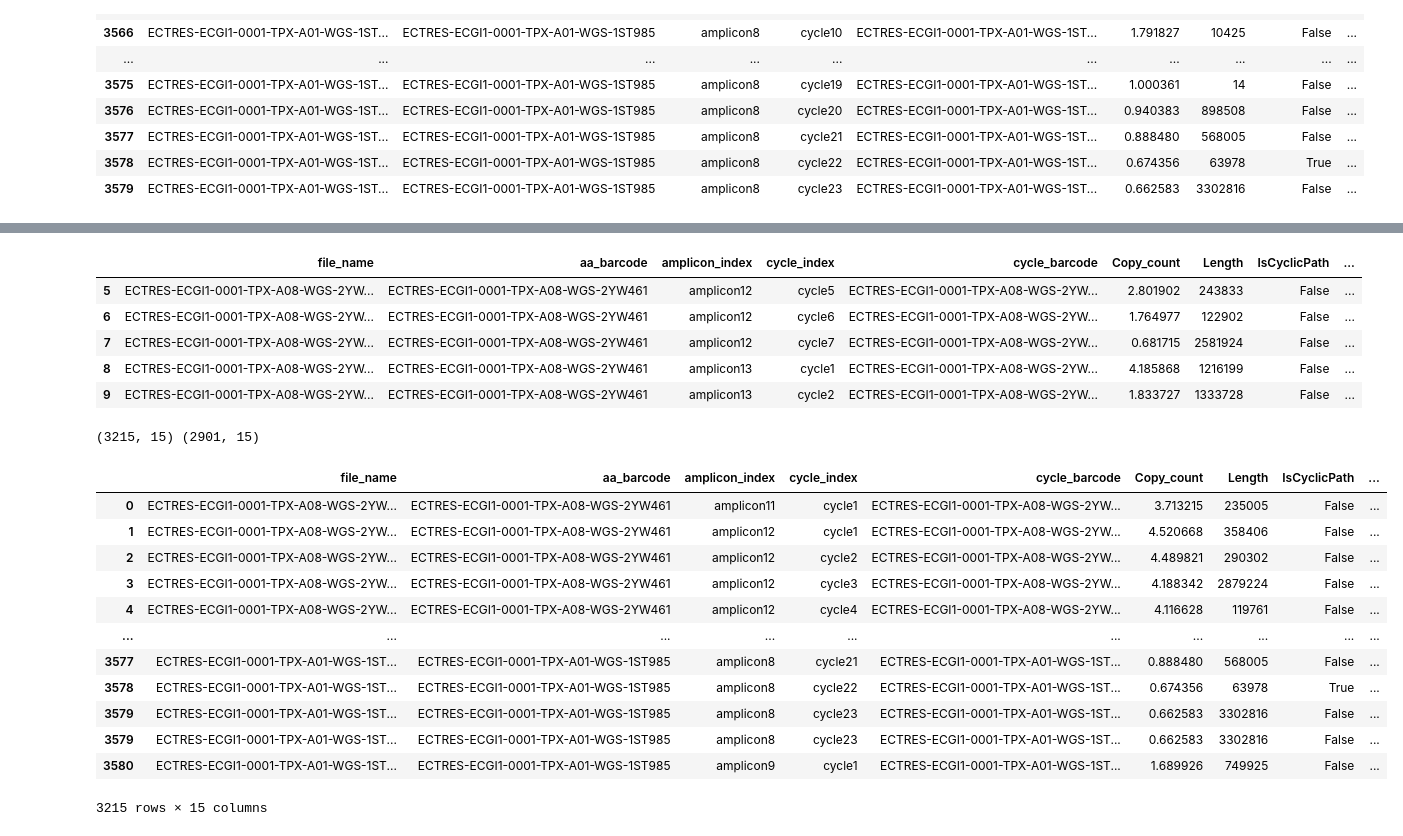
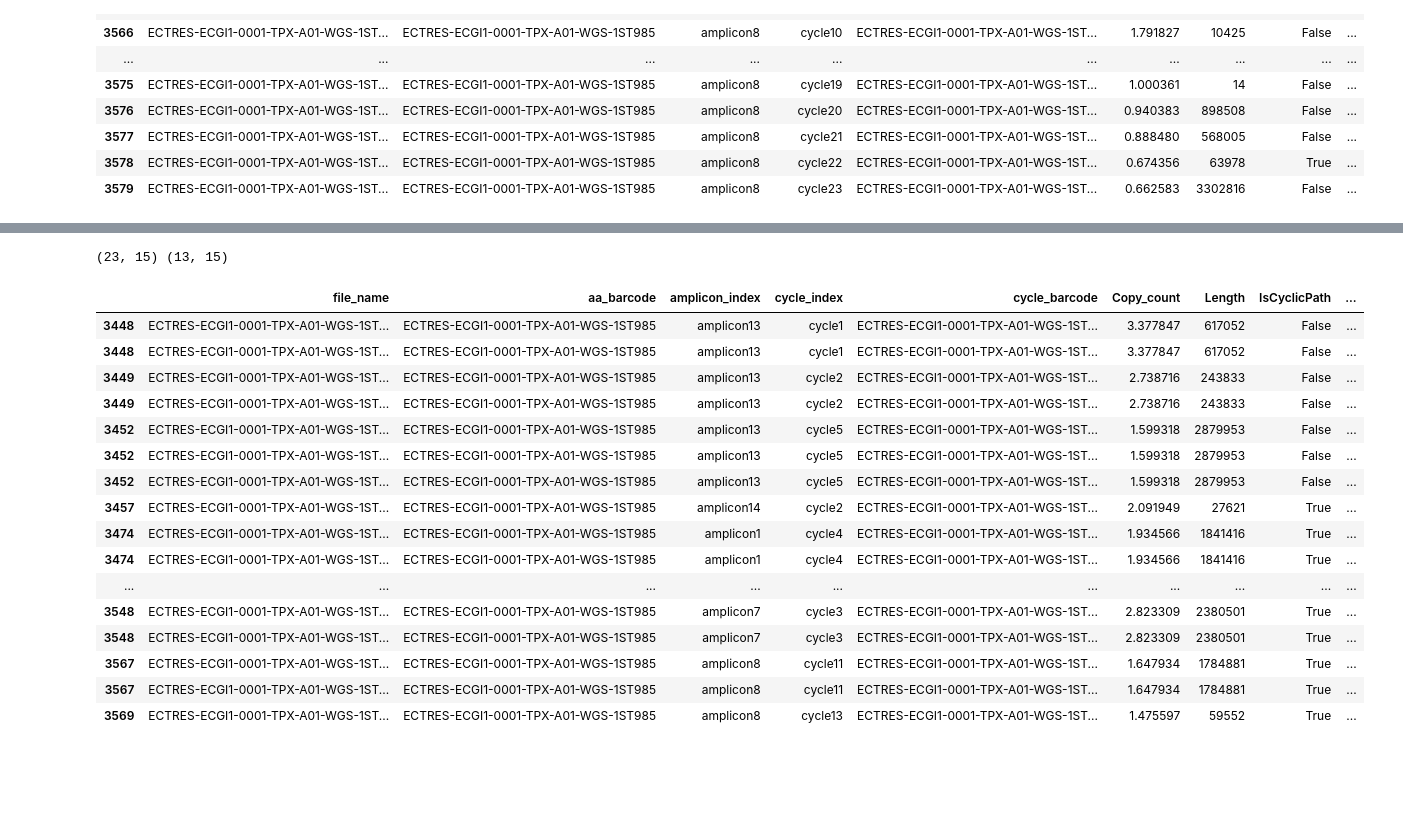
Before and after one commit to JiwonShon/ECTRES, a Jupyter notebook: Untitled.ipynb, the cells around one changed output, grey strips where cells are left out. Saved outputs shown, nothing was run; the diff lists cells and outputs as text; code cells hidden in the pictures; blank space fills up the shorter version.

```diff
--- a/Untitled.ipynb
+++ b/Untitled.ipynb
@@ -50,7 +50,7 @@ def classify_amplicon(row):
 # %% [markdown]
 ## Manifest & sample barcoding
 # %%
-manifest=pd.read_csv('../manifest/ECTRES_clones_nf_dna_fastqs.csv')
+manifest=pd.read_csv('../manifest/ECTRES_clones_nf_dna_fastqs_20260303.csv')
 manifest.head(2)
 
 # manifest['aliquot_barcode'].nunique()
@@ -772,42 +813,41 @@ aa_cycles.groupby(["aa_barcode", "cycle_index"]).size().unstack(fill_value=0)
 # %%
-aa_cycles[5:10]
+# aa_cycles[5:10]
-# %% [output]
-|  | file_name | aa_barcode | amplicon_index | cycle_index | cycle_barcode | Copy_count | Length | IsCyclicPath | ... |
-| 5 | ECTRES-ECGI1-0001-TPX-A08-WGS-2YW... | ECTRES-ECGI1-0001-TPX-A08-WGS-2YW461 | amplicon12 | cycle5 | ECTRES-ECGI1-0001-TPX-A08-WGS-2YW... | 2.801902 | 243833 | False | ... |
-| 6 | ECTRES-ECGI1-0001-TPX-A08-WGS-2YW... | ECTRES-ECGI1-0001-TPX-A08-WGS-2YW461 | amplicon12 | cycle6 | ECTRES-ECGI1-0001-TPX-A08-WGS-2YW... | 1.764977 | 122902 | False | ... |
-| 7 | ECTRES-ECGI1-0001-TPX-A08-WGS-2YW... | ECTRES-ECGI1-0001-TPX-A08-WGS-2YW461 | amplicon12 | cycle7 | ECTRES-ECGI1-0001-TPX-A08-WGS-2YW... | 0.681715 | 2581924 | False | ... |
-| 8 | ECTRES-ECGI1-0001-TPX-A08-WGS-2YW... | ECTRES-ECGI1-0001-TPX-A08-WGS-2YW461 | amplicon13 | cycle1 | ECTRES-ECGI1-0001-TPX-A08-WGS-2YW... | 4.185868 | 1216199 | False | ... |
-| 9 | ECTRES-ECGI1-0001-TPX-A08-WGS-2YW... | ECTRES-ECGI1-0001-TPX-A08-WGS-2YW461 | amplicon13 | cycle2 | ECTRES-ECGI1-0001-TPX-A08-WGS-2YW... | 1.833727 | 1333728 | False | ... |
 # %%
 # OncogenesAmplified 컬럼의 쉼표로 구분된 유전자들을 explode
 # 1. 먼저 쉼표(,)로 split → 리스트로 변환
 df = aa_cycles_ECGI.copy()
+# df = df[df['CycleClass']!='Invalid']
+df = df[(df['CycleClass'].isin(['ecDNA-like','BFB-like']))&(df['sample_id']=='parental')]
 df['Intervals_split'] = df['Intervals'].str.split(',')
 
 # 2. explode를 통해 유전자별로 row 늘리기
 df_exploded = df.explode('Intervals_split')
 
 # 3. 양끝 공백 제거 및 빈 문자열 제거
 df_exploded['Intervals_split'] = df_exploded['Intervals_split'].str.strip()
 df_exploded = df_exploded[df_exploded['Intervals_split'] != '']
 
 # 4. 컬럼명 정리
 # df_exploded = df_exploded.rename(columns={'OncogenesAmplified_split': 'Oncogene'})
 print(df_exploded.shape, df.shape)
 # 결과 확인
 df_exploded
 # %% [output]
-(3215, 15) (2901, 15)
+(23, 15) (13, 15)
 |  | file_name | aa_barcode | amplicon_index | cycle_index | cycle_barcode | Copy_count | Length | IsCyclicPath | ... |
-| 0 | ECTRES-ECGI1-0001-TPX-A08-WGS-2YW... | ECTRES-ECGI1-0001-TPX-A08-WGS-2YW461 | amplicon11 | cycle1 | ECTRES-ECGI1-0001-TPX-A08-WGS-2YW... | 3.713215 | 235005 | False | ... |
-| 1 | ECTRES-ECGI1-0001-TPX-A08-WGS-2YW... | ECTRES-ECGI1-0001-TPX-A08-WGS-2YW461 | amplicon12 | cycle1 | ECTRES-ECGI1-0001-TPX-A08-WGS-2YW... | 4.520668 | 358406 | False | ... |
-| 2 | ECTRES-ECGI1-0001-TPX-A08-WGS-2YW... | ECTRES-ECGI1-0001-TPX-A08-WGS-2YW461 | amplicon12 | cycle2 | ECTRES-ECGI1-0001-TPX-A08-WGS-2YW... | 4.489821 | 290302 | False | ... |
-| 3 | ECTRES-ECGI1-0001-TPX-A08-WGS-2YW... | ECTRES-ECGI1-0001-TPX-A08-WGS-2YW461 | amplicon12 | cycle3 | ECTRES-ECGI1-0001-TPX-A08-WGS-2YW... | 4.188342 | 2879224 | False | ... |
-| 4 | ECTRES-ECGI1-0001-TPX-A08-WGS-2YW... | ECTRES-ECGI1-0001-TPX-A08-WGS-2YW461 | amplicon12 | cycle4 | ECTRES-ECGI1-0001-TPX-A08-WGS-2YW... | 4.116628 | 119761 | False | ... |
+| 3448 | ECTRES-ECGI1-0001-TPX-A01-WGS-1ST... | ECTRES-ECGI1-0001-TPX-A01-WGS-1ST985 | amplicon13 | cycle1 | ECTRES-ECGI1-0001-TPX-A01-WGS-1ST... | 3.377847 | 617052 | False | ... |
+| 3448 | ECTRES-ECGI1-0001-TPX-A01-WGS-1ST... | ECTRES-ECGI1-0001-TPX-A01-WGS-1ST985 | amplicon13 | cycle1 | ECTRES-ECGI1-0001-TPX-A01-WGS-1ST... | 3.377847 | 617052 | False | ... |
+| 3449 | ECTRES-ECGI1-0001-TPX-A01-WGS-1ST... | ECTRES-ECGI1-0001-TPX-A01-WGS-1ST985 | amplicon13 | cycle2 | ECTRES-ECGI1-0001-TPX-A01-WGS-1ST... | 2.738716 | 243833 | False | ... |
+| 3449 | ECTRES-ECGI1-0001-TPX-A01-WGS-1ST... | ECTRES-ECGI1-0001-TPX-A01-WGS-1ST985 | amplicon13 | cycle2 | ECTRES-ECGI1-0001-TPX-A01-WGS-1ST... | 2.738716 | 243833 | False | ... |
+| 3452 | ECTRES-ECGI1-0001-TPX-A01-WGS-1ST... | ECTRES-ECGI1-0001-TPX-A01-WGS-1ST985 | amplicon13 | cycle5 | ECTRES-ECGI1-0001-TPX-A01-WGS-1ST... | 1.599318 | 2879953 | False | ... |
+| 3452 | ECTRES-ECGI1-0001-TPX-A01-WGS-1ST... | ECTRES-ECGI1-0001-TPX-A01-WGS-1ST985 | amplicon13 | cycle5 | ECTRES-ECGI1-0001-TPX-A01-WGS-1ST... | 1.599318 | 2879953 | False | ... |
+| 3452 | ECTRES-ECGI1-0001-TPX-A01-WGS-1ST... | ECTRES-ECGI1-0001-TPX-A01-WGS-1ST985 | amplicon13 | cycle5 | ECTRES-ECGI1-0001-TPX-A01-WGS-1ST... | 1.599318 | 2879953 | False | ... |
+| 3457 | ECTRES-ECGI1-0001-TPX-A01-WGS-1ST... | ECTRES-ECGI1-0001-TPX-A01-WGS-1ST985 | amplicon14 | cycle2 | ECTRES-ECGI1-0001-TPX-A01-WGS-1ST... | 2.091949 | 27621 | True | ... |
+| 3474 | ECTRES-ECGI1-0001-TPX-A01-WGS-1ST... | ECTRES-ECGI1-0001-TPX-A01-WGS-1ST985 | amplicon1 | cycle4 | ECTRES-ECGI1-0001-TPX-A01-WGS-1ST... | 1.934566 | 1841416 | True | ... |
+| 3474 | ECTRES-ECGI1-0001-TPX-A01-WGS-1ST... | ECTRES-ECGI1-0001-TPX-A01-WGS-1ST985 | amplicon1 | cycle4 | ECTRES-ECGI1-0001-TPX-A01-WGS-1ST... | 1.934566 | 1841416 | True | ... |
 | ... | ... | ... | ... | ... | ... | ... | ... | ... | ... |
-| 3577 | ECTRES-ECGI1-0001-TPX-A01-WGS-1ST... | ECTRES-ECGI1-0001-TPX-A01-WGS-1ST985 | amplicon8 | cycle21 | ECTRES-ECGI1-0001-TPX-A01-WGS-1ST... | 0.888480 | 568005 | False | ... |
-| 3578 | ECTRES-ECGI1-0001-TPX-A01-WGS-1ST... | ECTRES-ECGI1-0001-TPX-A01-WGS-1ST985 | amplicon8 | cycle22 | ECTRES-ECGI1-0001-TPX-A01-WGS-1ST... | 0.674356 | 63978 | True | ... |
-| 3579 | ECTRES-ECGI1-0001-TPX-A01-WGS-1ST... | ECTRES-ECGI1-0001-TPX-A01-WGS-1ST985 | amplicon8 | cycle23 | ECTRES-ECGI1-0001-TPX-A01-WGS-1ST... | 0.662583 | 3302816 | False | ... |
-| 3579 | ECTRES-ECGI1-0001-TPX-A01-WGS-1ST... | ECTRES-ECGI1-0001-TPX-A01-WGS-1ST985 | amplicon8 | cycle23 | ECTRES-ECGI1-0001-TPX-A01-WGS-1ST... | 0.662583 | 3302816 | False | ... |
-| 3580 | ECTRES-ECGI1-0001-TPX-A01-WGS-1ST... | ECTRES-ECGI1-0001-TPX-A01-WGS-1ST985 | amplicon9 | cycle1 | ECTRES-ECGI1-0001-TPX-A01-WGS-1ST... | 1.689926 | 749925 | False | ... |
+| 3548 | ECTRES-ECGI1-0001-TPX-A01-WGS-1ST... | ECTRES-ECGI1-0001-TPX-A01-WGS-1ST985 | amplicon7 | cycle3 | ECTRES-ECGI1-0001-TPX-A01-WGS-1ST... | 2.823309 | 2380501 | True | ... |
+| 3548 | ECTRES-ECGI1-0001-TPX-A01-WGS-1ST... | ECTRES-ECGI1-0001-TPX-A01-WGS-1ST985 | amplicon7 | cycle3 | ECTRES-ECGI1-0001-TPX-A01-WGS-1ST... | 2.823309 | 2380501 | True | ... |
+| 3567 | ECTRES-ECGI1-0001-TPX-A01-WGS-1ST... | ECTRES-ECGI1-0001-TPX-A01-WGS-1ST985 | amplicon8 | cycle11 | ECTRES-ECGI1-0001-TPX-A01-WGS-1ST... | 1.647934 | 1784881 | True | ... |
+| 3567 | ECTRES-ECGI1-0001-TPX-A01-WGS-1ST... | ECTRES-ECGI1-0001-TPX-A01-WGS-1ST985 | amplicon8 | cycle11 | ECTRES-ECGI1-0001-TPX-A01-WGS-1ST... | 1.647934 | 1784881 | True | ... |
+| 3569 | ECTRES-ECGI1-0001-TPX-A01-WGS-1ST... | ECTRES-ECGI1-0001-TPX-A01-WGS-1ST985 | amplicon8 | cycle13 | ECTRES-ECGI1-0001-TPX-A01-WGS-1ST... | 1.475597 | 59552 | True | ... |
-3215 rows × 15 columns
```
Also changed, not shown: parts of 45 cells of this notebook, 4 other files.
